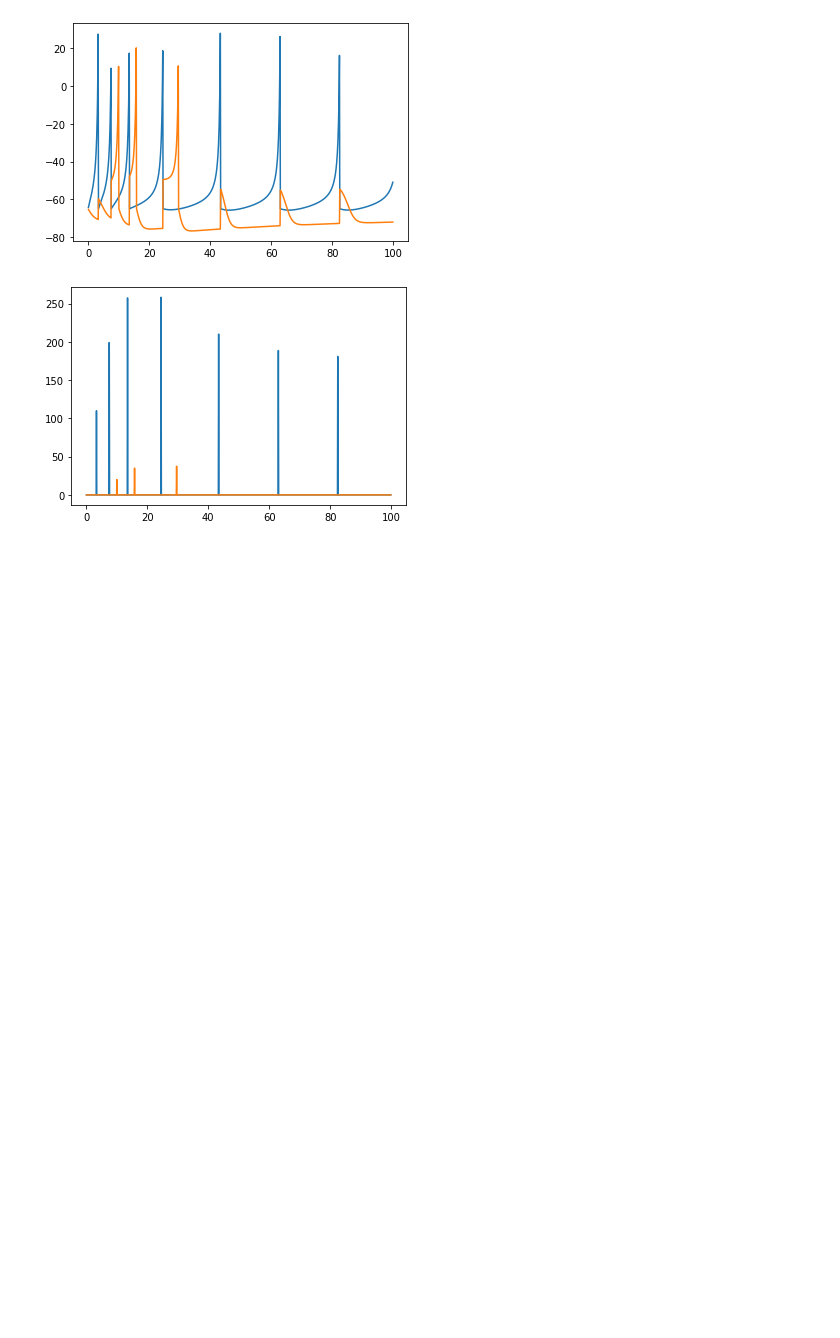
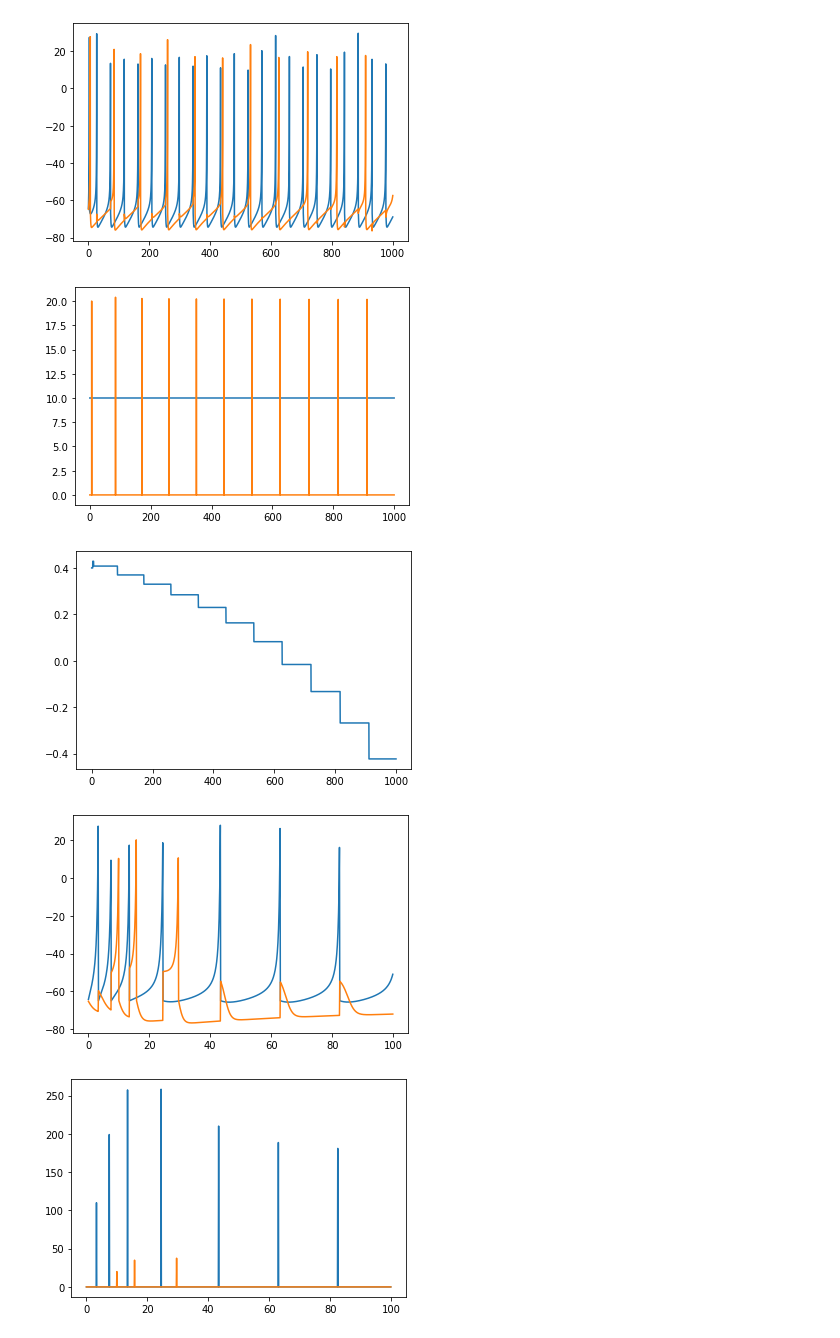
Before and after one commit to iamkg0/SNN_Izhikevich, a Jupyter notebook: test.ipynb, the cells around one changed output. Drawn from its saved outputs; the diff is of its cells as text; code cells hidden in the pictures; blank space fills up the shorter version.

```diff
--- a/test.ipynb
+++ b/test.ipynb
@@ -6,3 +34,17 @@ import numpy as np
+# %%
+plt.figure()
+plt.plot(x_axis, voltage_in)
+plt.plot(x_axis, voltage_out)
+plt.figure()
+plt.plot(x_axis, impulse_in)
+plt.plot(x_axis, impulse_out)
+plt.figure()
+plt.plot(x_axis, w)
+plt.show()
+# %% [output]
+[figure, added]
+[figure, added]
+[figure, added]
 # %%
 in_neu = IzhikevichNeuron(g=110)
 out_neu = IzhikevichNeuron()
```
Also changed, not shown: parts of 3 cells of this notebook, 2 other files.
